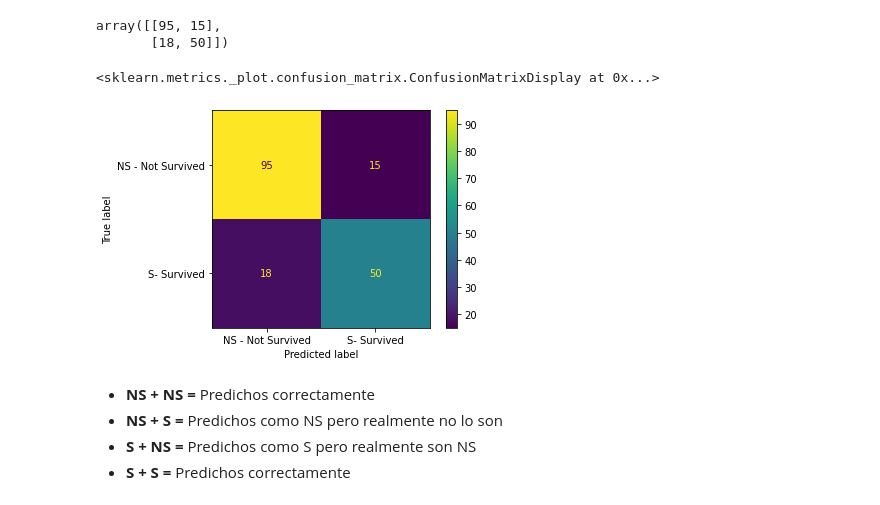
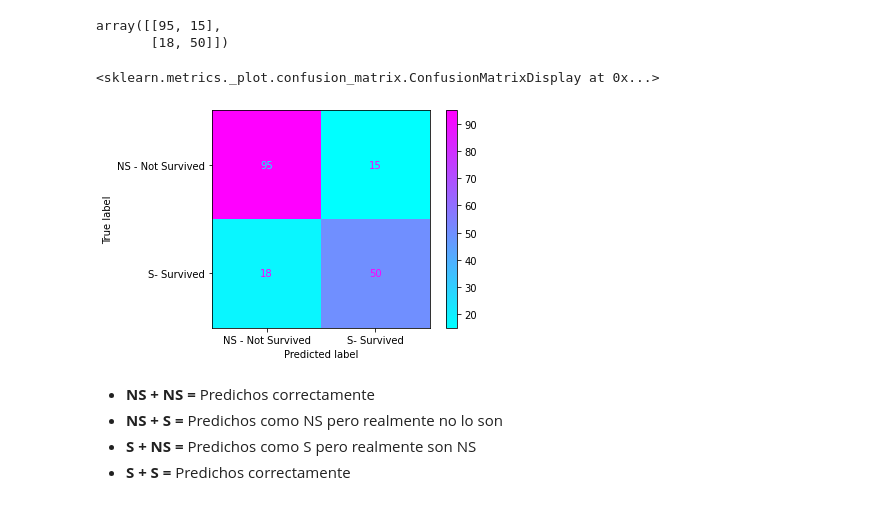
Before and after one commit to EMcoding17/ExtraccionConocimientosDeBD, a Jupyter notebook: Actividad07/Titanic.ipynb, the cells around one changed output. Drawn from its saved outputs; the diff is of its cells as text; code cells hidden in the pictures.

```diff
--- a/Actividad07/Titanic.ipynb
+++ b/Actividad07/Titanic.ipynb
@@ -292,10 +293,10 @@ array([[95, 15],
        [18, 50]])
 # %%
 labels =["NS - Not Survived", "S- Survived"]
-plot_confusion_matrix(model, X_test, Y_test, display_labels=labels)
+plot_confusion_matrix(model, X_test, Y_test, display_labels=labels, cmap="cool")
 # %% [output]
 <sklearn.metrics._plot.confusion_matrix.ConfusionMatrixDisplay at 0x...>
-[figure, old version]
+[figure, new version]
 # %% [markdown]
 * **NS + NS =** Predichos correctamente
 * **NS + S =** Predichos como NS pero realmente no lo son
```
Also changed, not shown: parts of 22 cells of this notebook.
